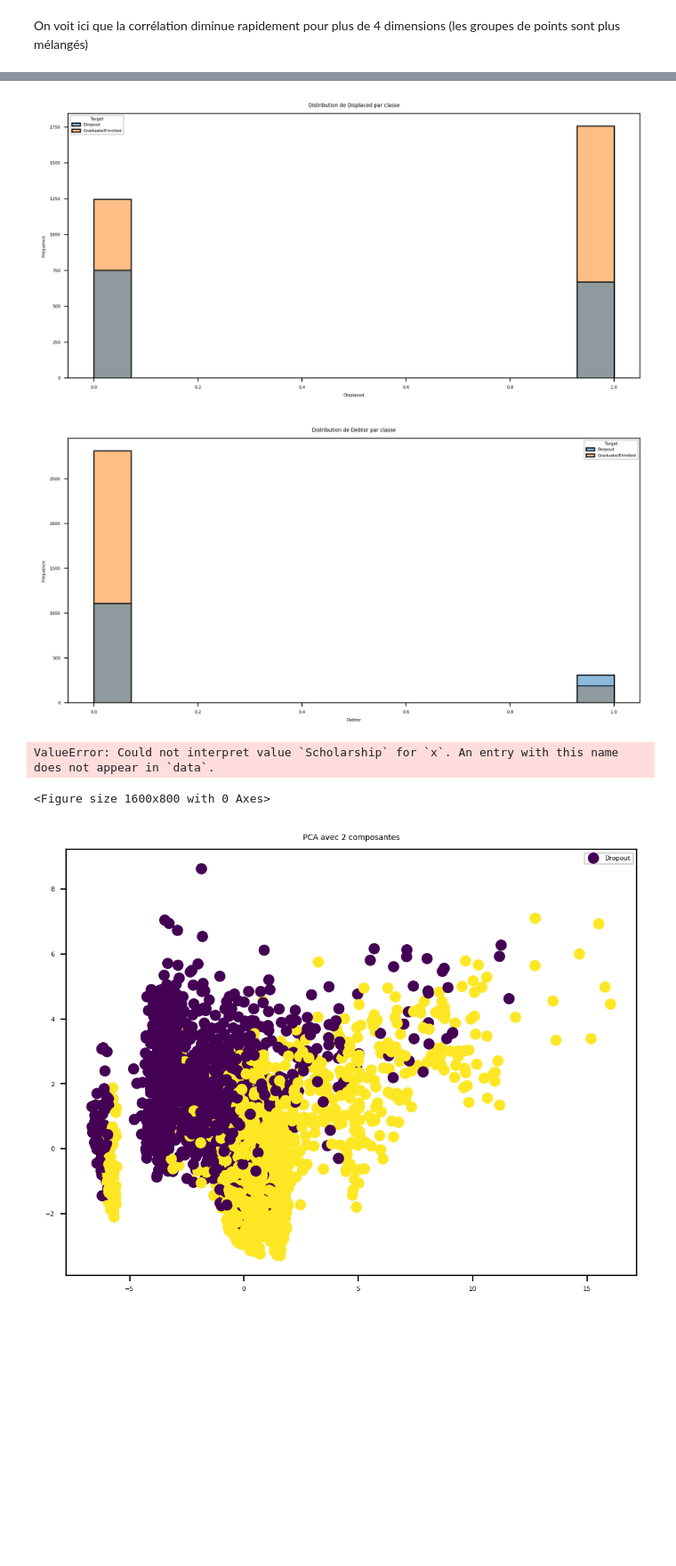
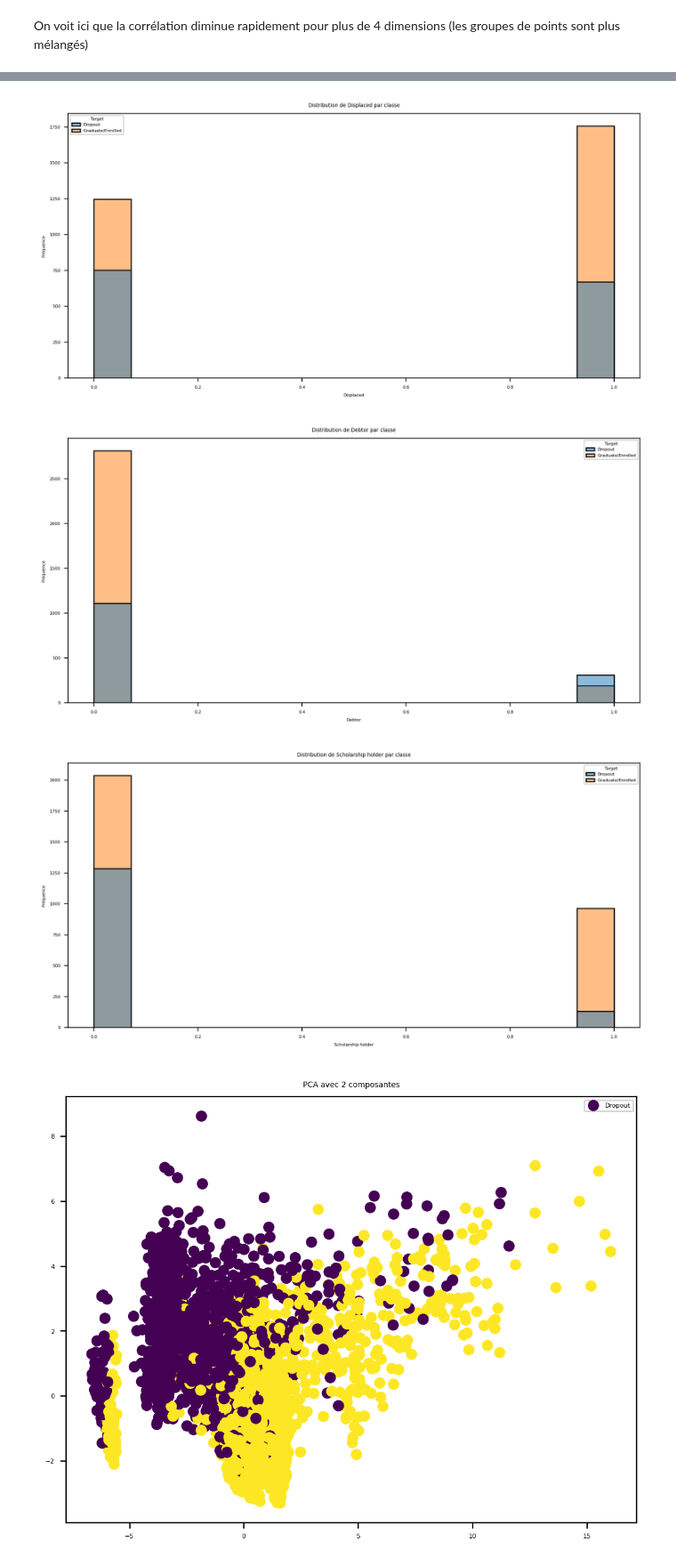
Before and after one commit to WiredMind2/Machine-Learning, a Jupyter notebook: notebook.ipynb, the cells around one changed output, grey strips where cells are left out. Shown at 89% size. Saved outputs shown, nothing was run; the diff lists cells and outputs as text; code cells hidden in the pictures; blank space fills up the shorter version.

```diff
--- a/notebook.ipynb
+++ b/notebook.ipynb
@@ -106,36 +109,35 @@ On voit ici que la corrélation diminue rapidement pour plus de 4 dimensions (le
 # %%
 data_all_plot = data_all.copy()
 data_all_plot["Target"] = data_all_plot["Target"].map({0: "Dropout", 1: "Graduate/Enrolled"})
 
 attrs = [
     "Tuition fees up to date",
     "Gender",
     "Displaced",
     "Debtor",
-    "Scholarship"
+    "Scholarship holder"
 ]
 
 
 for attribute in attrs:
     plt.figure(figsize=(8, 4))
     sns.histplot(
         data=data_all_plot,
         x=attribute,
         hue="Target",
         hue_order=["Dropout", "Graduate/Enrolled"]  # ordre fixe de la légende
     )
     plt.title(f'Distribution de {attribute} par classe')
     plt.xlabel(attribute)
     plt.ylabel('Fréquence')
     plt.tight_layout()
     plt.show()
 # %% [output]
 [figure]
 [figure]
 [figure]
 [figure]
-ValueError: Could not interpret value `Scholarship` for `x`. An entry with this name does not appear in `data`.
-<Figure size 1600x800 with 0 Axes>
+[figure, added]
 # %%
 # PCA
 import matplotlib.pyplot as plt
```
Also changed, not shown: parts of 31 cells of this notebook.
